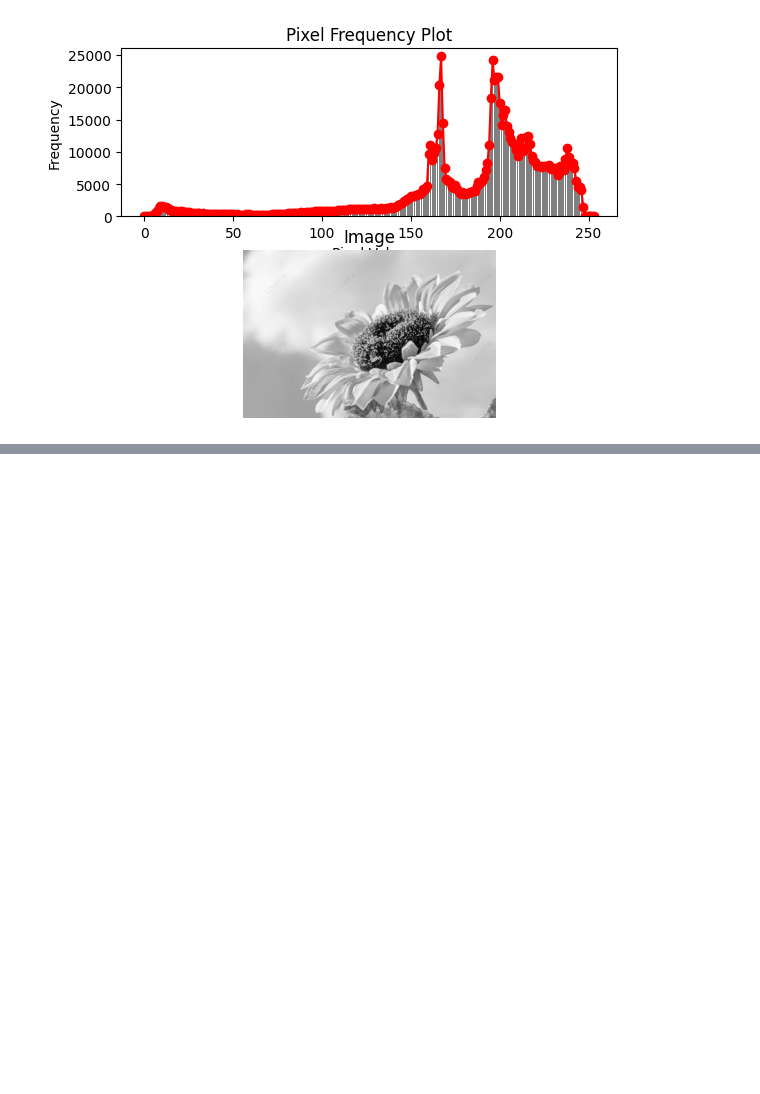
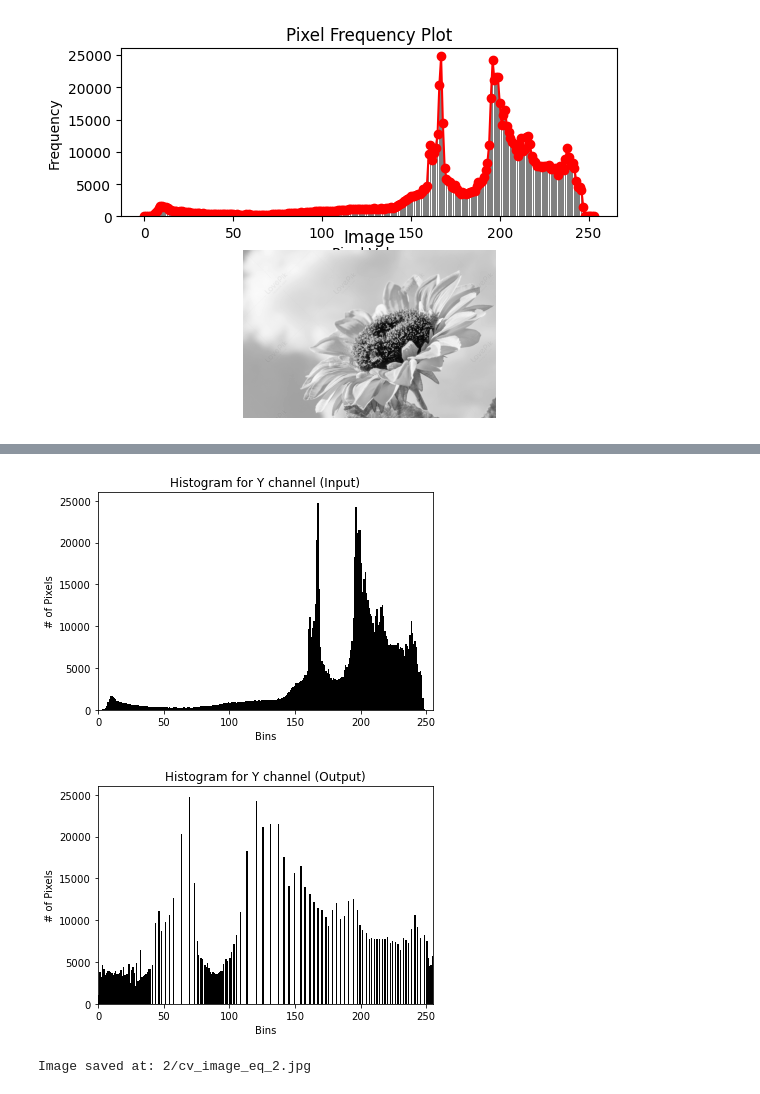
Before and after one commit to biswajit-github-2022/RKMVERI_2ND, a Jupyter notebook: class/COMP_VISION/assignments/2_pixel_freq_plot/freq_plot.ipynb, the cells around one changed output, grey strips where cells are left out. Saved outputs shown, nothing was run; the diff lists cells and outputs as text; code cells hidden in the pictures; blank space fills up the shorter version.

```diff
--- a/class/COMP_VISION/assignments/2_pixel_freq_plot/freq_plot.ipynb
+++ b/class/COMP_VISION/assignments/2_pixel_freq_plot/freq_plot.ipynb
@@ -64,0 +164,54 @@ plot_pixel_frequency(image_path)
+# %%
+import cv2
+import numpy as np
+import matplotlib.pyplot as plt
+
+# Load the image in BGR format
+image_bgr = cv2.imread('2/input2.jpg', cv2.IMREAD_COLOR)
+
+# Convert from BGR to RGB
+image_rgb = cv2.cvtColor(image_bgr, cv2.COLOR_BGR2RGB)
+
+# Convert from RGB to YCrCb color space
+image_ycrcb = cv2.cvtColor(image_rgb, cv2.COLOR_RGB2YCrCb)
+
+# Split the channels
+y_channel, cr_channel, cb_channel = cv2.split(image_ycrcb)
+
+# Function to calculate and plot histogram
+def plot_histogram(channel, title, color):
+    plt.figure()
+    plt.title(title)
+    plt.xlabel('Bins')
+    plt.ylabel('# of Pixels')
+    plt.hist(channel.ravel(), 255, [0, 255], color=color)
+    plt.xlim([0, 255])
+
+# Plot histogram of the Y channel input
+plot_histogram(y_channel, 'Histogram for Y channel (Input)', 'black')
+
+# Apply histogram equalization to the Y channel
+y_channel_eq = cv2.equalizeHist(y_channel)
+
+# Merge the equalized Y channel back with the Cr and Cb channels
+image_ycrcb_eq = cv2.merge((y_channel_eq, cr_channel, cb_channel))
+
+# Convert the equalized YCrCb image back to RGB to show the result later
+image_rgb_eq = cv2.cvtColor(image_ycrcb_eq, cv2.COLOR_YCrCb2RGB)
+
+# Plot histogram of the equalized Y channel
+plot_histogram(y_channel_eq, 'Histogram for Y channel (Output)', 'black')
+
+# Displaying the plots
+plt.show()
+
+# Save the equalized RGB image to file
+output_image_path = '2/cv_image_eq_2.jpg'
+cv2.imwrite(output_image_path, cv2.cvtColor(image_rgb_eq, cv2.COLOR_RGB2BGR))
+
+# Return the path to the saved image
+print(f"Image saved at: {output_image_path}")
+# %% [output]
+[figure, added]
+[figure, added]
+Image saved at: 2/cv_image_eq_2.jpg
```
Also changed, not shown: parts of 2 cells of this notebook, 15 other files.
